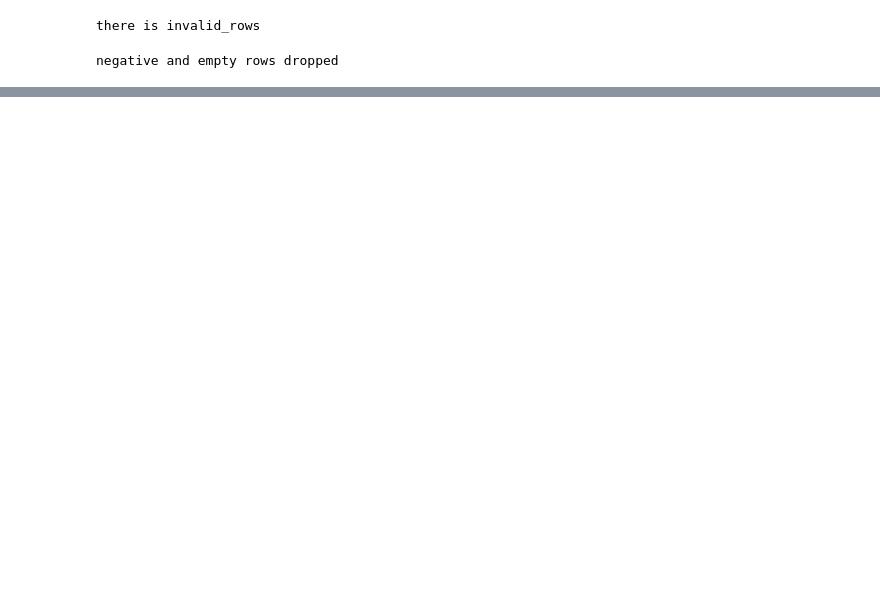
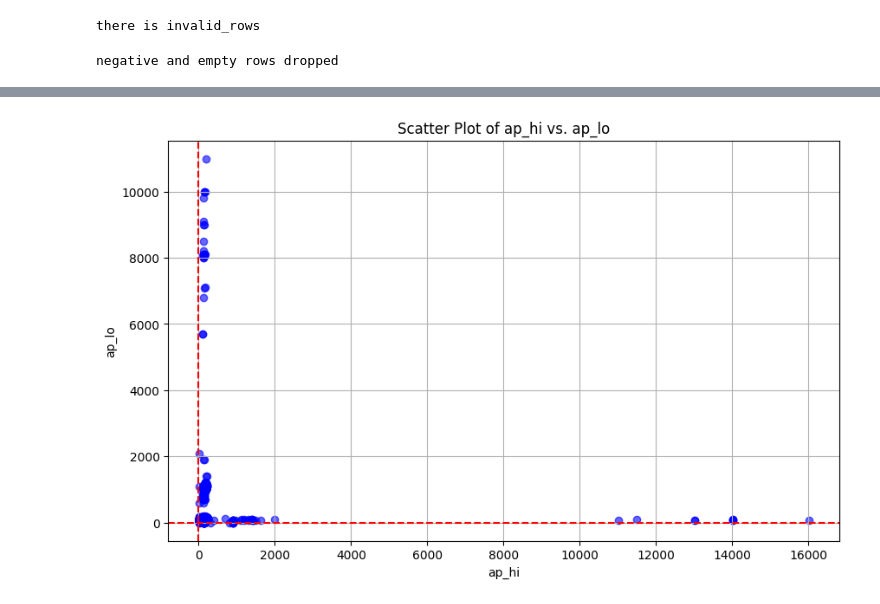
Before and after one commit to Echooed/cardio_cov, a Jupyter notebook: notebooks/cardio_cov_data_cleaning_new.ipynb, the cells around one changed output, grey strips where cells are left out. Cells and saved outputs as stored; diff of their text form; code cells hidden in the pictures; blank space fills up the shorter version.

```diff
--- a/notebooks/cardio_cov_data_cleaning_new.ipynb
+++ b/notebooks/cardio_cov_data_cleaning_new.ipynb
@@ -527,0 +623,13 @@ Name: age, dtype: int64
+# %%
+# Create a scatter plot to visualize outliers
+plt.figure(figsize=(10, 6))
+plt.scatter(cardio_base_clean['ap_hi'], cardio_base_clean['ap_lo'], color='blue', alpha=0.6)
+plt.title('Scatter Plot of ap_hi vs. ap_lo')
+plt.xlabel('ap_hi')
+plt.ylabel('ap_lo')
+plt.axhline(y=0, color='red', linestyle='--')  # Optional: horizontal line for reference
+plt.axvline(x=0, color='red', linestyle='--')  # Optional: vertical line for reference
+plt.grid(True)
+plt.show()
+# %% [output]
+[figure, added]
```
Also changed, not shown: parts of 9 cells of this notebook.
